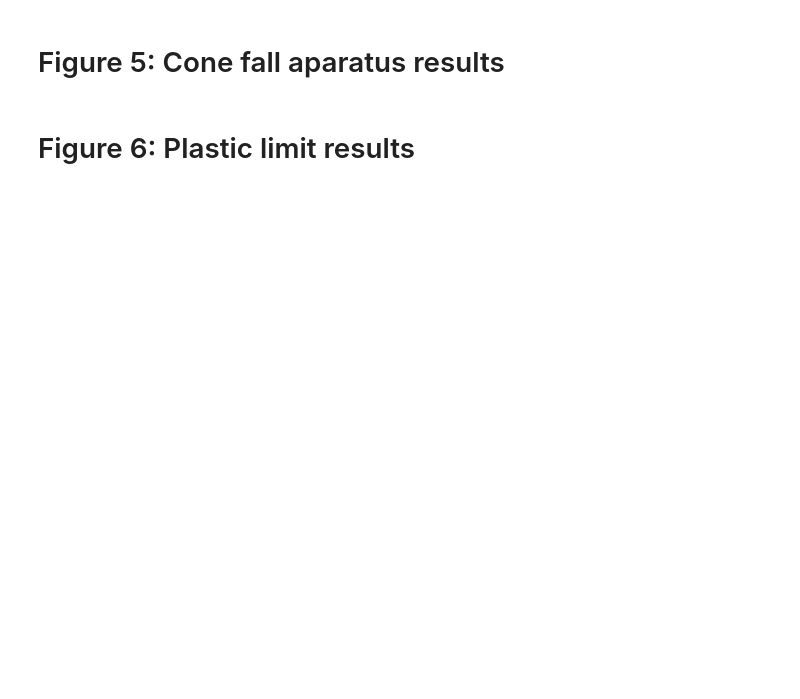
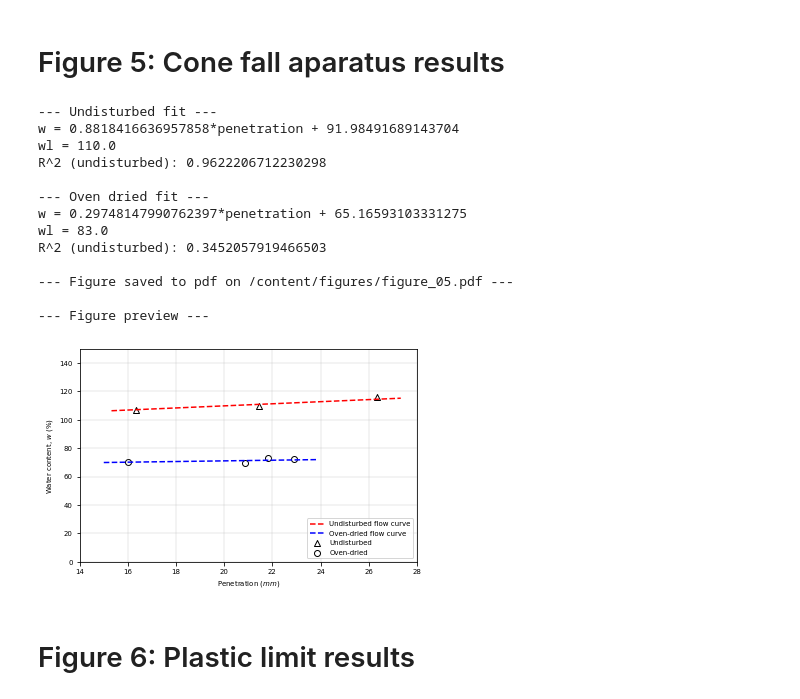
Before and after one commit to plapenamanero/trumao_2021, a Jupyter notebook: data_analysis.ipynb, the cells around one changed output. Cells and saved outputs as stored; diff of their text form; code cells hidden in the pictures; blank space fills up the shorter version.

```diff
--- a/data_analysis.ipynb
+++ b/data_analysis.ipynb
@@ -286,7 +286,7 @@ fig.show()
 # figure configuration
 figure_name = 'figure_05.pdf'
 figure_path = os.path.join(save_path, figure_name)
-fig, ax = plt.subplots(figsize=medium_fig)
+fig_5, ax_5 = plt.subplots(figsize=medium_fig)
 
 # gets classification data from file
 cone_data = pd.read_excel(data, 'cone')
@@ -304,7 +304,7 @@ for sample in sample_u_list:
     pen_data_u.append(np.mean(pen))
     w_data_u.append(w)
 
-ax.scatter(pen_data_u, w_data_u,
+ax_5.scatter(pen_data_u, w_data_u,
            label='Undisturbed',
            marker='^',
            facecolors='white',
@@ -321,7 +321,7 @@ for sample in sample_a_list:
     pen_data_a.append(np.mean(pen))
     w_data_a.append(w)
 
-ax.scatter(pen_data_a, w_data_a,
+ax_5.scatter(pen_data_a, w_data_a,
            label='Oven-dried',
            marker='o',
            facecolors='white',
@@ -335,45 +335,60 @@ reg_u = stats.linregress(pen_data_u, w_data_u)
 plot_reg_u_pen = [min(pen_data_u) - extra, max(pen_data_u) + extra]
 plot_reg_u_w = [reg_u.intercept + min(pen_data_u) * reg_u.slope,
                   reg_u.intercept + max(pen_data_u) * reg_u.slope]
-ax.plot(plot_reg_u_pen, plot_reg_u_w, '--r', label='Undisturbed flow curve')
+ax_5.plot(plot_reg_u_pen, plot_reg_u_w, '--r', label='Undisturbed flow curve')
 wl_u = reg_u.slope * (20) + reg_u.intercept
 
 print('\n--- Undisturbed fit ---')
 print('w = {}*penetration + {}'.format(reg_u.slope, reg_u.intercept))
 print('wl = {}'.format(round(wl_u, 0)))
 print('R^2 (undisturbed): {}'.format(reg_u.rvalue**2))
 
 # Oven dried
 extra = 1
 reg_a = stats.linregress(pen_data_a, w_data_a)
 plot_reg_a_pen = [min(pen_data_a) - extra, max(pen_data_a) + extra]
 plot_reg_a_w = [reg_a.intercept + min(pen_data_a) * reg_a.slope,
                   reg_a.intercept + max(pen_data_a) * reg_a.slope]
-ax.plot(plot_reg_a_pen, plot_reg_a_w,'--b', label='Oven-dried flow curve')
+ax_5.plot(plot_reg_a_pen, plot_reg_a_w,'--b', label='Oven-dried flow curve')
 wl_a = reg_u.slope * (20) + reg_a.intercept
 
 print('\n--- Oven dried fit ---')
 print('w = {}*penetration + {}'.format(reg_a.slope, reg_a.intercept))
 print('wl = {}'.format(round(wl_a, 0)))
 print('R^2 (undisturbed): {}'.format(reg_a.rvalue**2))
 
 # configures figure aspect
-ax.grid(linewidth=0.3)
-ax.set(xlim = [14, 28],
+ax_5.grid(linewidth=0.3)
+ax_5.set(xlim = [14, 28],
        ylim = [0,150],
        xlabel = 'Penetration $(mm)$',
        ylabel = 'Water content, $w$ $(\%)$')
-plt.tight_layout(pad=1.08, h_pad=None, w_pad=None, rect=None)
-ax.legend(loc='lower right')
+fig_5.tight_layout(pad=1.08, h_pad=None, w_pad=None, rect=None)
+ax_5.legend(loc='lower right')
 
 if generate_pdf:
-    fig.savefig(figure_path)
+    fig_5.savefig(figure_path)
     print('\n--- Figure saved to pdf on {} ---'.format(figure_path))
 else:
     print('\n--- PDF saving deactivated ---'.format(figure_path))
 
 print('\n--- Figure preview ---\n')
-fig.show()
+fig_5.show()
+# %% [output]
+--- Undisturbed fit ---
+w = 0.8818416636957858*penetration + 91.98491689143704
+wl = 110.0
+R^2 (undisturbed): 0.9622206712230298
+
+--- Oven dried fit ---
+w = 0.29748147990762397*penetration + 65.16593103331275
+wl = 83.0
+R^2 (undisturbed): 0.3452057919466503
+
+--- Figure saved to pdf on /content/figures/figure_05.pdf ---
+
+--- Figure preview ---
+[figure, added]
 # %% [markdown]
 # Figure 6: Plastic limit results
 # %%
```
Also changed, not shown: parts of 18 cells of this notebook.
